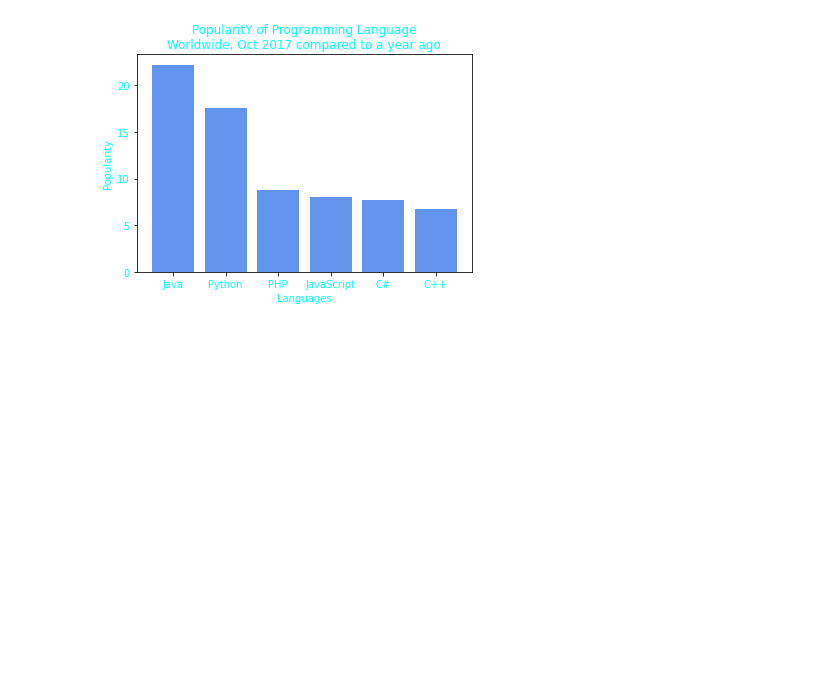
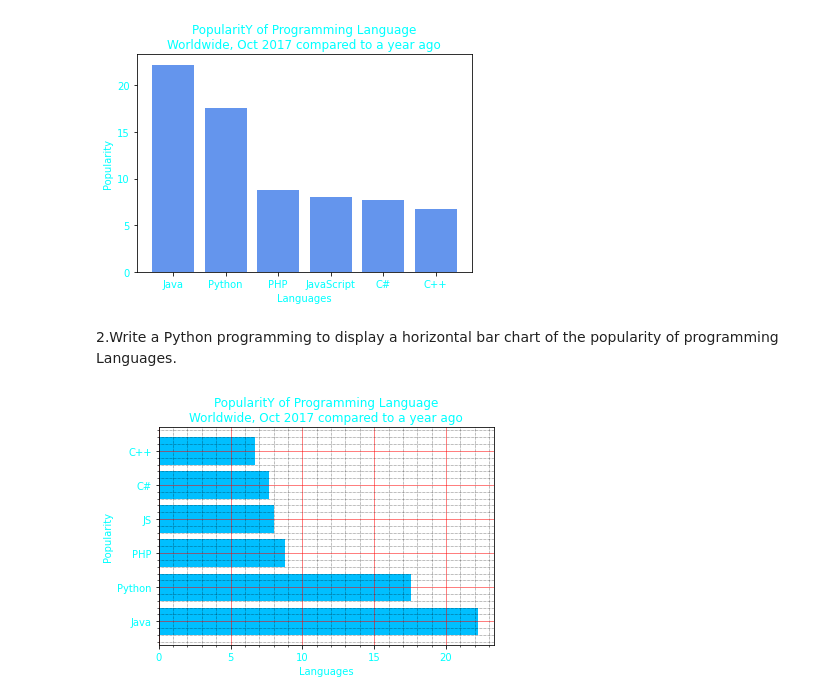
Before and after one commit to shaikhfarzana/Python-Libraries, a Jupyter notebook: Matplotlib_Bargraph_Problems/Matplotlib_Bargraph_Problems.ipynb, the cells around one changed output. Drawn from its saved outputs; the diff is of its cells as text; code cells hidden in the pictures; blank space fills up the shorter version.

Commit message:
[Farzana] Add: Python program to display Horizontal Bar chart.

```diff
--- a/Matplotlib_Bargraph_Problems/Matplotlib_Bargraph_Problems.ipynb
+++ b/Matplotlib_Bargraph_Problems/Matplotlib_Bargraph_Problems.ipynb
@@ -35,3 +35,37 @@ if __name__ == "__main__":
     to_display_bar_chart()
 # %% [output]
 [figure]
+# %% [markdown]
+2.Write a Python programming to display a horizontal bar chart of the popularity of programming Languages.
+# %%
+import matplotlib.pyplot as plt
+
+def to_display_horizontal_barchart():
+    """
+       Description:
+          Function is used to display horizontal bar chart.
+       Parameter:
+          No parameter required.
+       Return:
+          Returns nothing.
+    """
+    x = ['Java', 'Python', 'PHP', 'JS', 'C#', 'C++']
+    popularity = [22.2, 17.6, 8.8, 8, 7.7, 6.7]
+    x_pos = [i for i, _ in enumerate(x)]
+    plt.barh(x_pos, popularity, color='deepskyblue')
+    plt.xlabel("Languages", color='cyan')
+    plt.ylabel("Popularity",color='cyan')
+    plt.title("PopularitY of Programming Language\n" + "Worldwide, Oct 2017 compared to a year ago", color='cyan')
+    plt.xticks(color='cyan')
+    plt.yticks(x_pos, x, color='cyan')
+    # Turn on the grid
+    plt.minorticks_on()
+    plt.grid(which='major', linestyle='-', linewidth='0.5', color='red')
+    # Customize the minor grid
+    plt.grid(which='minor', linestyle=':', linewidth='0.5', color='black')
+    plt.show()
+
+if __name__ == "__main__":
+    to_display_horizontal_barchart()
+# %% [output]
+[figure, added]
```
